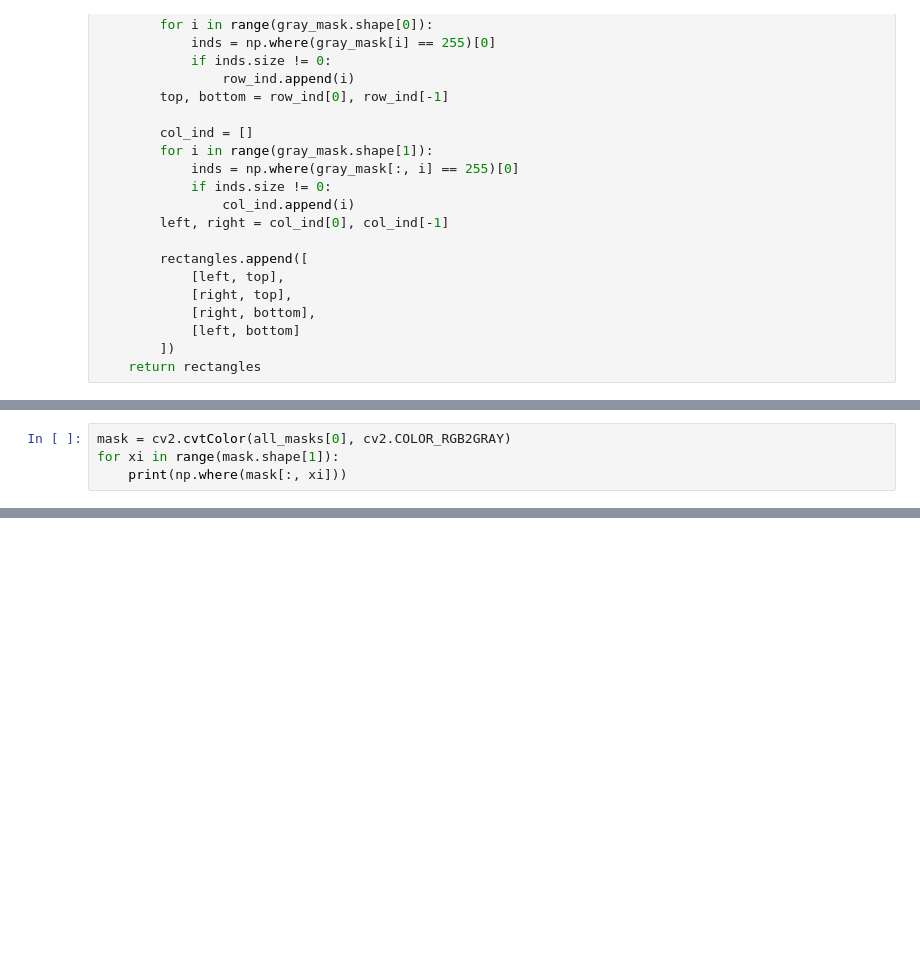
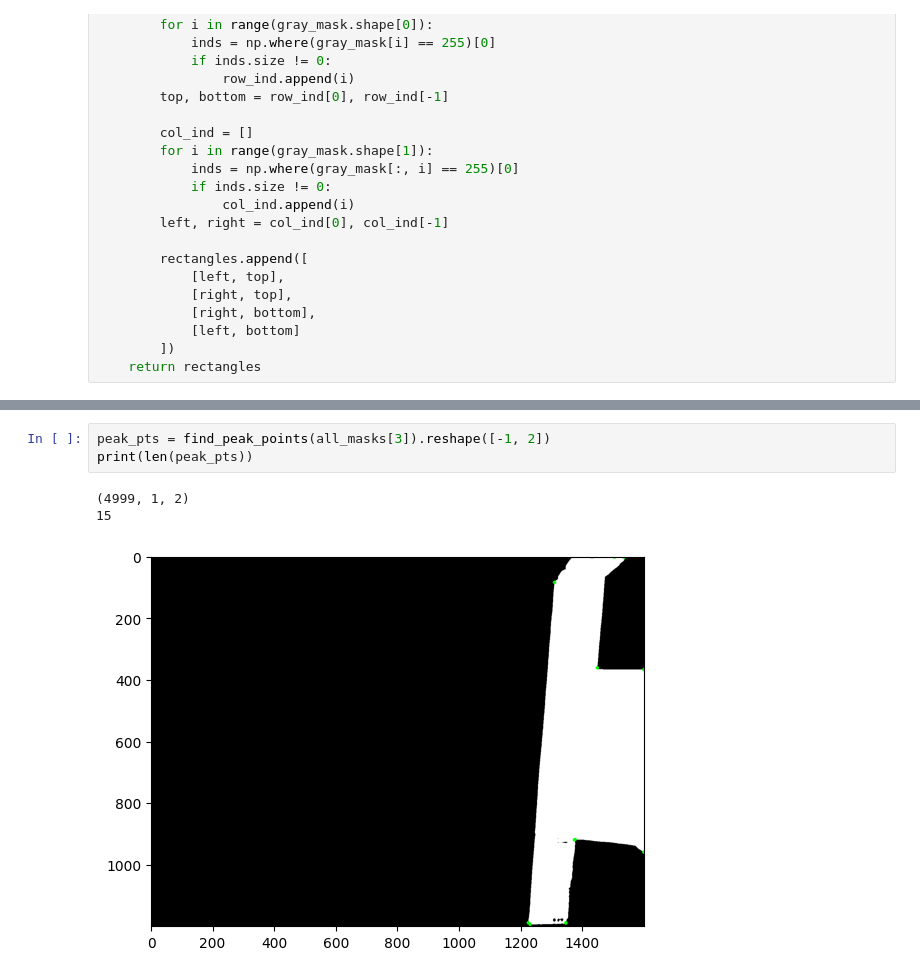
Before and after one commit to Karan-00-11/mfs, a Jupyter notebook: overlaying/exp2.ipynb, the cells around one changed output, grey strips where cells are left out. Saved outputs shown, nothing was run; the diff lists cells and outputs as text; blank space fills up the shorter version.

```diff
--- a/overlaying/exp2.ipynb
+++ b/overlaying/exp2.ipynb
@@ -73,4 +65,0 @@ all_masks[0].shape
-# %%
-mask = cv2.cvtColor(all_masks[0], cv2.COLOR_RGB2GRAY)
-for xi in range(mask.shape[1]):
-    print(np.where(mask[:, xi]))
@@ -94,0 +145,7 @@ for xi in range(mask.shape[1]):
+# %%
+peak_pts = find_peak_points(all_masks[3]).reshape([-1, 2])
+print(len(peak_pts))
+# %% [output]
+(4999, 1, 2)
+15
+[figure, added]
```
Also changed, not shown: parts of 15 cells of this notebook, 3 other files.
